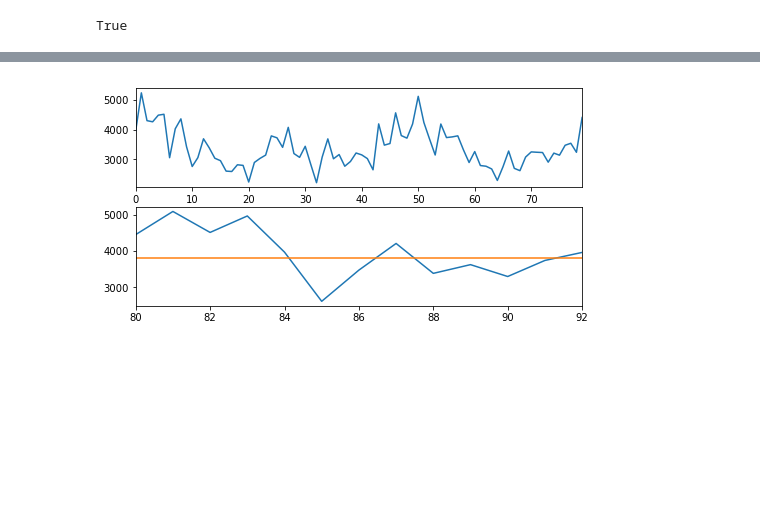
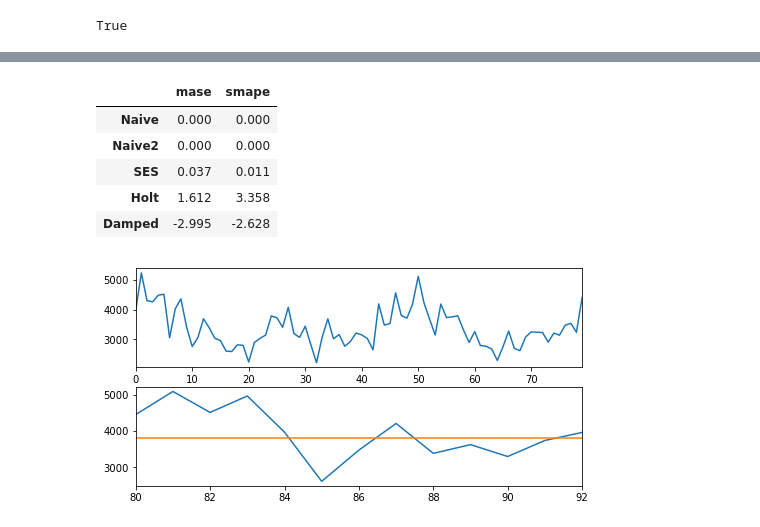
Before and after one commit to mloning/M4-methods, a Jupyter notebook: scripts/m4-competition_notes.ipynb, the cells around one changed output, grey strips where cells are left out. Cells and saved outputs as stored; diff of their text form; code cells hidden in the pictures; blank space fills up the shorter version.

```diff
--- a/scripts/m4-competition_notes.ipynb
+++ b/scripts/m4-competition_notes.ipynb
@@ -319,3 +302,37 @@ True
+# %%
+assert n_datasets == info.SP.value_counts()[key]
+
+selected_methods = ['Naive', 'Naive2', 'SES', 'Holt' ,'Damped']
+n_selected_methods = len(selected_methods)
+sig = key[0]
+
+replicated = np.zeros((n_selected_methods, 2))
+original = np.zeros((n_selected_methods, 2))
+for j, method in enumerate(selected_methods):
+    results = np.zeros((n_datasets, 2))
+    for i in range(n_datasets):
+        fname = f"{method}_{sig}{i}_y_pred.txt"
+        y_pred = np.loadtxt(os.path.join(savedir, fname))
+        y_train = alltrain.iloc[i, :].dropna().reset_index(drop=True)
+        y_test = alltest.iloc[i, :].dropna().reset_index(drop=True)
+        results[i, 0] = mase_loss(y_test, y_pred, y_train, freq=freq)
+        results[i, 1] = smape_loss(y_test, y_pred)
+
+    replicated[j, :] = results.mean(axis=0)
+    original[j, :] = np.hstack([mase.loc[method, key], smape.loc[method, key]])
+
+replicated = pd.DataFrame(replicated, index=selected_methods, columns=['mase', 'smape'])
+original = pd.DataFrame(original, index=selected_methods, columns=['mase', 'smape'])
+# %%
+perc_diff = ((original - replicated.round(3)) / original * 100).round(3)
+perc_diff
+# %% [output]
+|  | mase | smape |
+| Naive | 0.000 | 0.000 |
+| Naive2 | 0.000 | 0.000 |
+| SES | 0.037 | 0.011 |
+| Holt | 1.612 | 3.358 |
+| Damped | -2.995 | -2.628 |
 # %%
 import matplotlib.pyplot as plt
 %matplotlib inline
```
Also changed, not shown: parts of 23 cells of this notebook, 2 other files.
